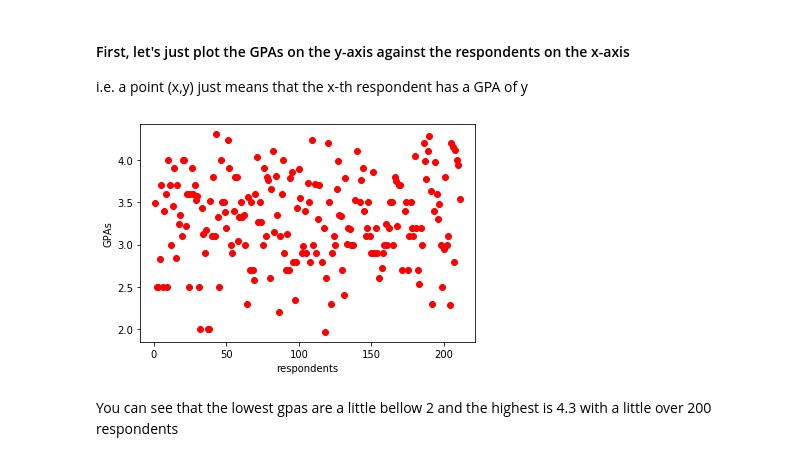
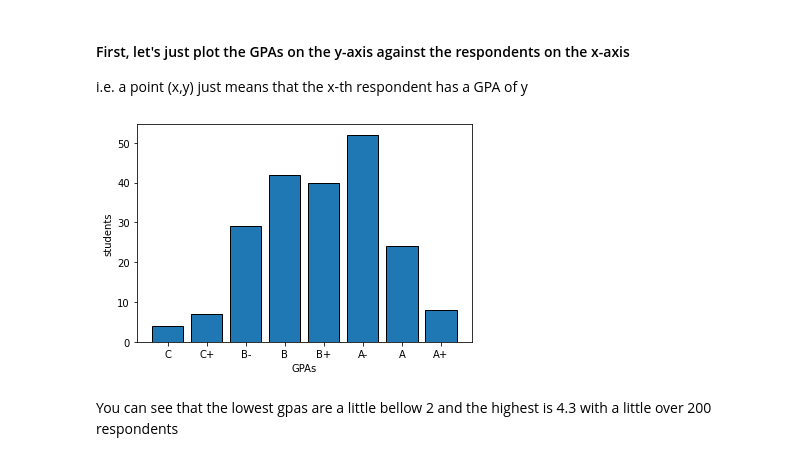
Before and after one commit to ribal-aladeeb/probs-and-stats-project, a Jupyter notebook: Final_Report.ipynb, the cells around one changed output. Drawn from its saved outputs; the diff is of its cells as text; code cells hidden in the pictures.

Commit message:
Plot the GPAs as barcharts

```diff
--- a/Final_Report.ipynb
+++ b/Final_Report.ipynb
@@ -98,17 +99,47 @@ data = clean(numerical_survey)
 # %% [markdown]
 #### First, let's just plot the GPAs on the y-axis against the respondents on the x-axis
 i.e. a point (x,y) just means that the x-th respondent has a GPA of y
-# %%
-def plot_gpas_alone(data):
-    questions = data.columns
-    plt.plot(data[questions[5]], 'ro')
-    plt.xlabel("respondents")
-    plt.ylabel("GPAs")
-    plt.show()
-
-plot_gpas_alone(data)
-# %% [output]
-[figure, removed]
+# %%
+grades_map = {}
+
+for key, letter in enumerate(['A', 'B', 'C', 'D']):
+    for offset, modifier in [(0.3, '+'), (0, ''), (-0.3, '-')]:
+        numerical_gpa = 4 - key + offset
+        letter_grade = letter + modifier
+        grades_map[letter_grade] = {
+            'gpa': numerical_gpa,
+            'students': []
+        }
+# pprint(grades_map, indent=4)
+
+def category(gpa: float, grades_map: dict) -> tuple:
+    '''Return the letter grade closest to the gpa'''
+    gpa_distance_tuple = [
+        (gpa, grades_map[g]['gpa'], (gpa-grades_map[g]['gpa'])**2) for g in grades_map
+    ]
+    closest_match = min(gpa_distance_tuple, key=lambda x: x[2])
+    return closest_match
+
+def plot_gpas(data, grades_map: dict) ->None:
+    q = data.columns
+    gpas = data[q[5]].values
+    grades = [category(gpa, grades_map)[1] for gpa in gpas]
+    bar_chart = Counter(grades)
+    hist = sorted(bar_chart.items())
+    histogram = {}
+    for gpa, count in hist:
+        letter = max([g if grades_map[g]['gpa'] == gpa else '' for g in grades_map ])
+        histogram[letter] = count
+
+
+    plt.bar(histogram.keys(), histogram.values(), edgecolor = 'black')
+    plt.xlabel("GPAs")
+    plt.ylabel("students")
+    plt.show()
+
+plot_gpas(data, grades_map)
+# %% [output]
+[figure, added]
 # %% [markdown]
 You can see that the lowest gpas are a little bellow 2 and the highest is 4.3 with a little over 200 respondents
 # %% [markdown]
```
Also changed, not shown: parts of 1 cell of this notebook, 1 other file.
